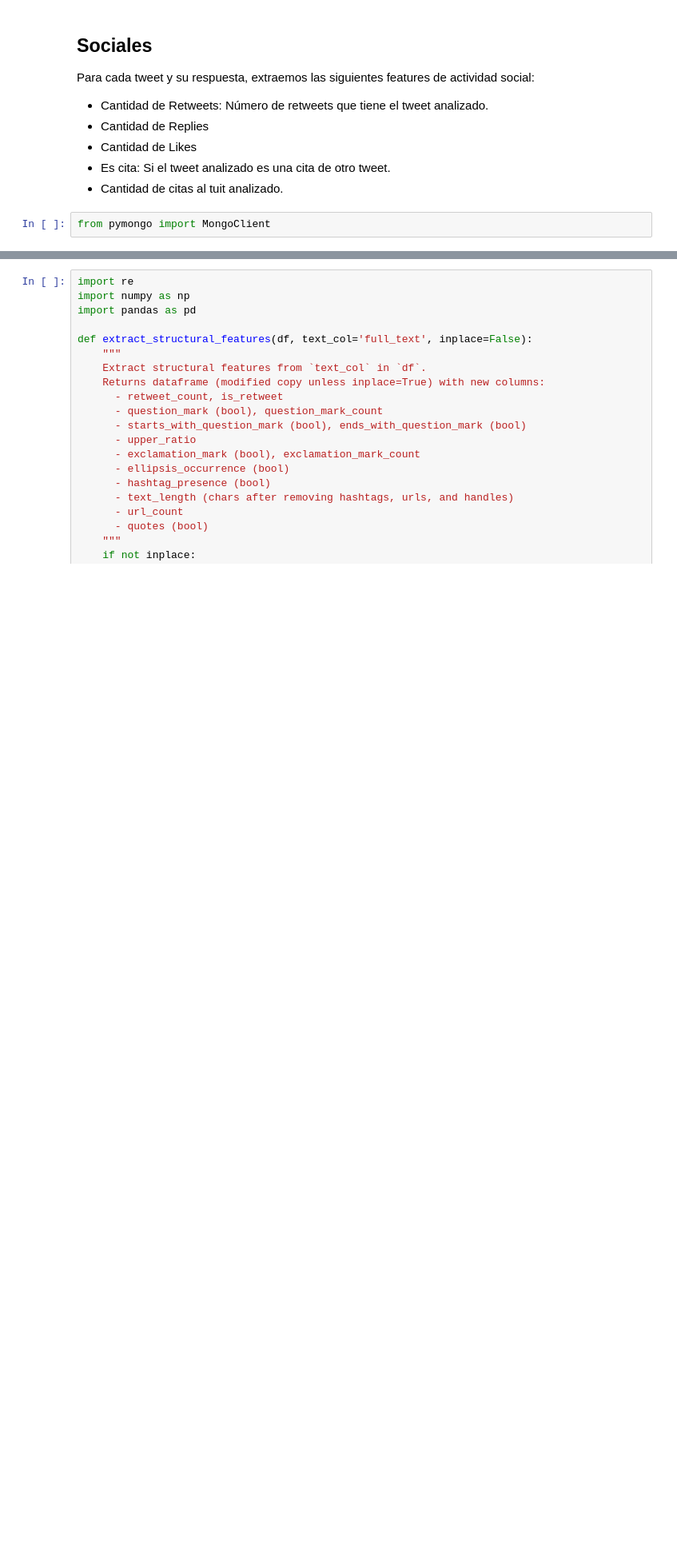
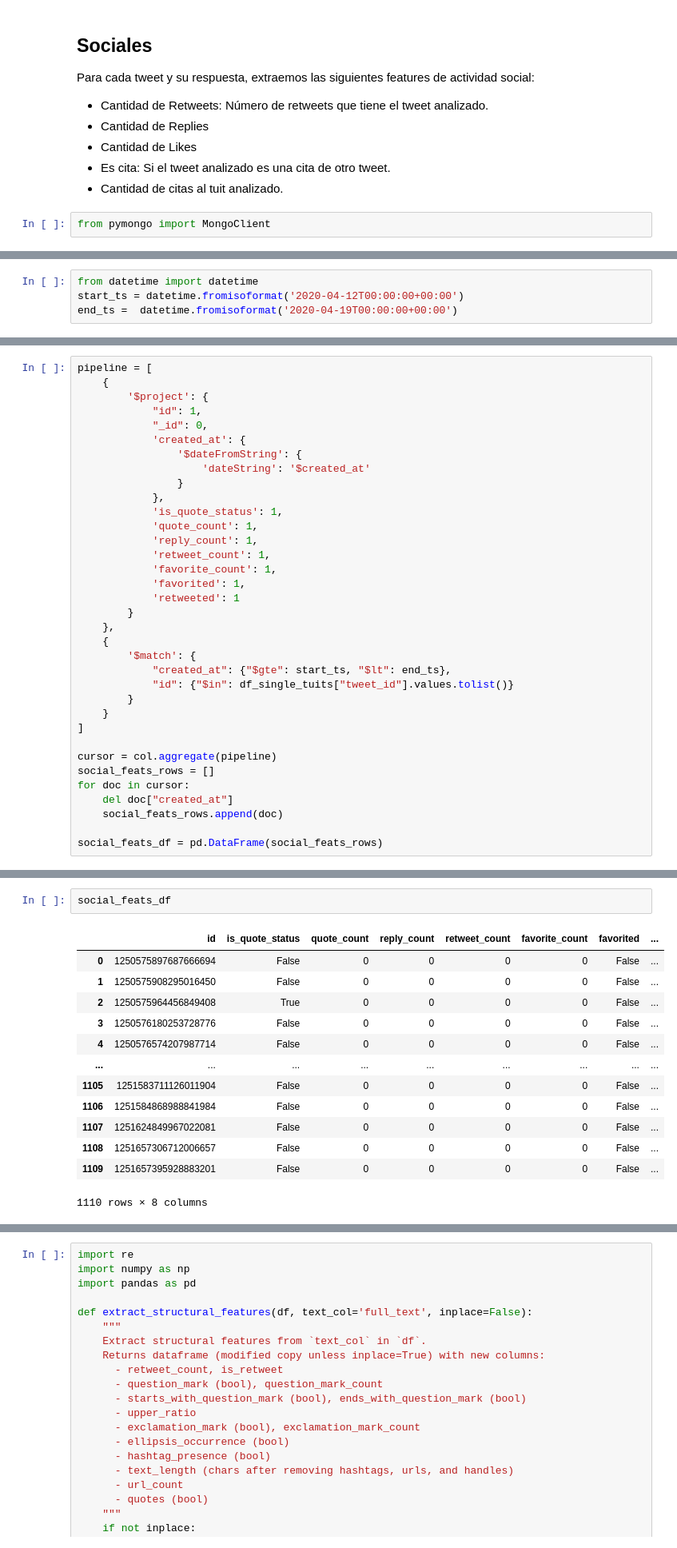
Before and after one commit to pablocelayes/famaf-text-mining-stance-tweets, a Jupyter notebook: 05 - clasificación de interacciones.ipynb, the cells around one changed output, grey strips where cells are left out. Shown at 80% size. Drawn from its saved outputs; the diff is of its cells as text; blank space fills up the shorter version.

Commit message:
social features

```diff
--- a/05 - clasificación de interacciones.ipynb
+++ b/05 - clasificación de interacciones.ipynb
@@ -91,0 +74,4 @@ Para cada tweet y su respuesta, generamos las siguientes features estructurales
+# %%
+from datetime import datetime
+start_ts = datetime.fromisoformat('2020-04-12T00:00:00+00:00')
+end_ts =  datetime.fromisoformat('2020-04-19T00:00:00+00:00')
@@ -91,0 +118,35 @@ Para cada tweet y su respuesta, generamos las siguientes features estructurales
+# %%
+pipeline = [
+    {
+        '$project': {
+            "id": 1,
+            "_id": 0,
+            'created_at': {
+                '$dateFromString': {
+                    'dateString': '$created_at'
+                }
+            },
+            'is_quote_status': 1,
+            'quote_count': 1,
+            'reply_count': 1,
+            'retweet_count': 1,
+            'favorite_count': 1,
+            'favorited': 1,
+            'retweeted': 1
+        }
+    },
+    {
+        '$match': {
+            "created_at": {"$gte": start_ts, "$lt": end_ts},
+            "id": {"$in": df_single_tuits["tweet_id"].values.tolist()}
+        }
+    }
+]
+
+cursor = col.aggregate(pipeline)
+social_feats_rows = []
+for doc in cursor:
+    del doc["created_at"]
+    social_feats_rows.append(doc)
+
+social_feats_df = pd.DataFrame(social_feats_rows)
@@ -91,0 +157,16 @@ Para cada tweet y su respuesta, generamos las siguientes features estructurales
+# %%
+social_feats_df
+# %% [output]
+|  | id | is_quote_status | quote_count | reply_count | retweet_count | favorite_count | favorited | ... |
+| 0 | 1250575897687666694 | False | 0 | 0 | 0 | 0 | False | ... |
+| 1 | 1250575908295016450 | False | 0 | 0 | 0 | 0 | False | ... |
+| 2 | 1250575964456849408 | True | 0 | 0 | 0 | 0 | False | ... |
+| 3 | 1250576180253728776 | False | 0 | 0 | 0 | 0 | False | ... |
+| 4 | 1250576574207987714 | False | 0 | 0 | 0 | 0 | False | ... |
+| ... | ... | ... | ... | ... | ... | ... | ... | ... |
+| 1105 | 1251583711126011904 | False | 0 | 0 | 0 | 0 | False | ... |
+| 1106 | 1251584868988841984 | False | 0 | 0 | 0 | 0 | False | ... |
+| 1107 | 1251624849967022081 | False | 0 | 0 | 0 | 0 | False | ... |
+| 1108 | 1251657306712006657 | False | 0 | 0 | 0 | 0 | False | ... |
+| 1109 | 1251657395928883201 | False | 0 | 0 | 0 | 0 | False | ... |
+1110 rows × 8 columns
```
Also changed, not shown: parts of 7 cells of this notebook, 1 other file.
